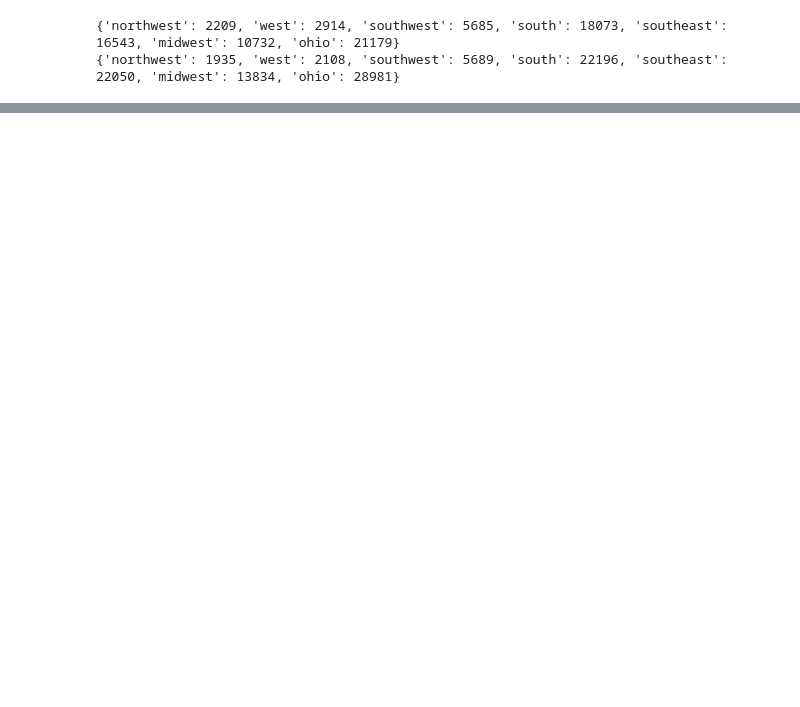
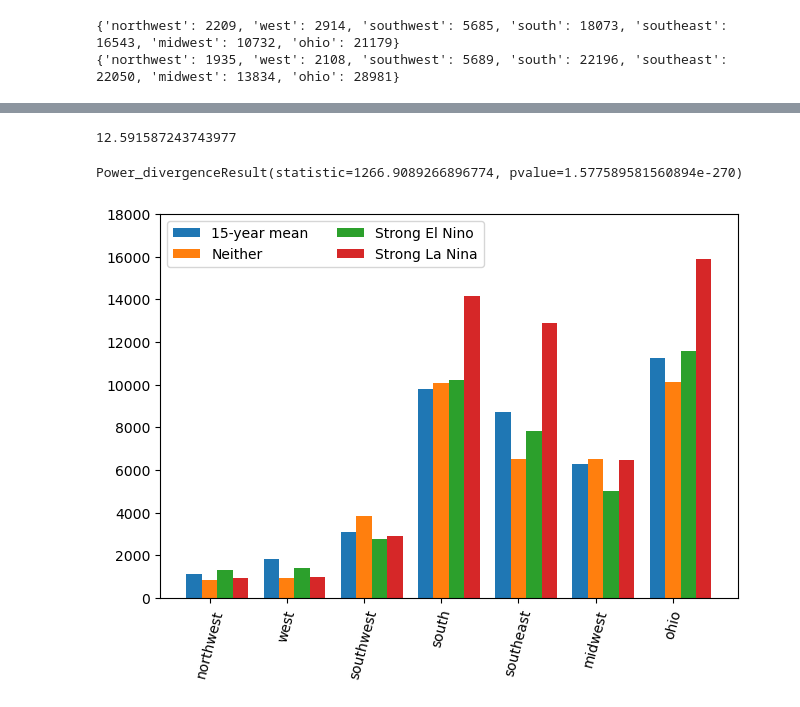
Before and after one commit to elizabethmorgan26/team1, a Jupyter notebook: nino_nina_questions.ipynb, the cells around one changed output, grey strips where cells are left out. Drawn from its saved outputs; the diff is of its cells as text; code cells hidden in the pictures; blank space fills up the shorter version.

```diff
--- a/nino_nina_questions.ipynb
+++ b/nino_nina_questions.ipynb
@@ -70,0 +118,49 @@ print(interval_counts)
+# %%
+# compare the very strong event years to that baseline to determine if there is a significant difference
+# year categorizations found at: https://ggweather.com/enso/oni.htm
+# using data from the same organization that put together the storms dataset
+v_strong_nino_yr_counts = formatted_df.loc[2015, :]
+strong_nina_yr_counts = formatted_df.loc[2011, :]
+neither_yr_counts = formatted_df.loc[2013, :]
+
+idx = 0
+names = [x for x in baseline.keys()]
+while neither_yr_counts.sum() < v_strong_nino_yr_counts.sum():
+    neither_yr_counts[names[idx]] += 1
+    if idx == len(names) - 1:
+        idx = 0
+    else:
+        idx += 1
+
+# TODO: instead to chi square that uses baseline with even distribution across areas
+critical_value = stats.chi2.ppf(q = 0.95, df = len(names)-1)
+print(critical_value)
+stats.chisquare(v_strong_nino_yr_counts, neither_yr_counts)
+# %% [output]
+12.591587243743977
+Power_divergenceResult(statistic=1266.9089266896774, pvalue=1.577589581560894e-270)
+# %%
+labels = ["15-year mean", "Neither", "Strong El Nino", "Strong La Nina"]
+sets = [baseline.values(), neither_yr_counts, v_strong_nino_yr_counts, strong_nina_yr_counts]
+regions = tuple([x for x in baseline.keys()])
+counts = {}
+for i in range(len(labels)):
+    counts[labels[i]] = tuple([y for y in sets[i]])
+
+x_ax = np.arange(len(regions))
+width = 0.2
+mult = 0
+
+fig, ax = plt.subplots(layout="constrained")
+for set_label, region_counts in counts.items():
+    offset = width * mult
+    rects = ax.bar(x_ax + offset, region_counts, width, label=set_label)
+    mult += 1
+
+ax.set_xticks(x_ax + width, regions)
+plt.xticks(rotation=75)
+ax.legend(loc='upper left', ncols=2)
+ax.set_ylim(0, 18000)
+plt.show()
+# %% [output]
+[figure, added]
```
Also changed, not shown: parts of 9 cells of this notebook, 2 other files.
